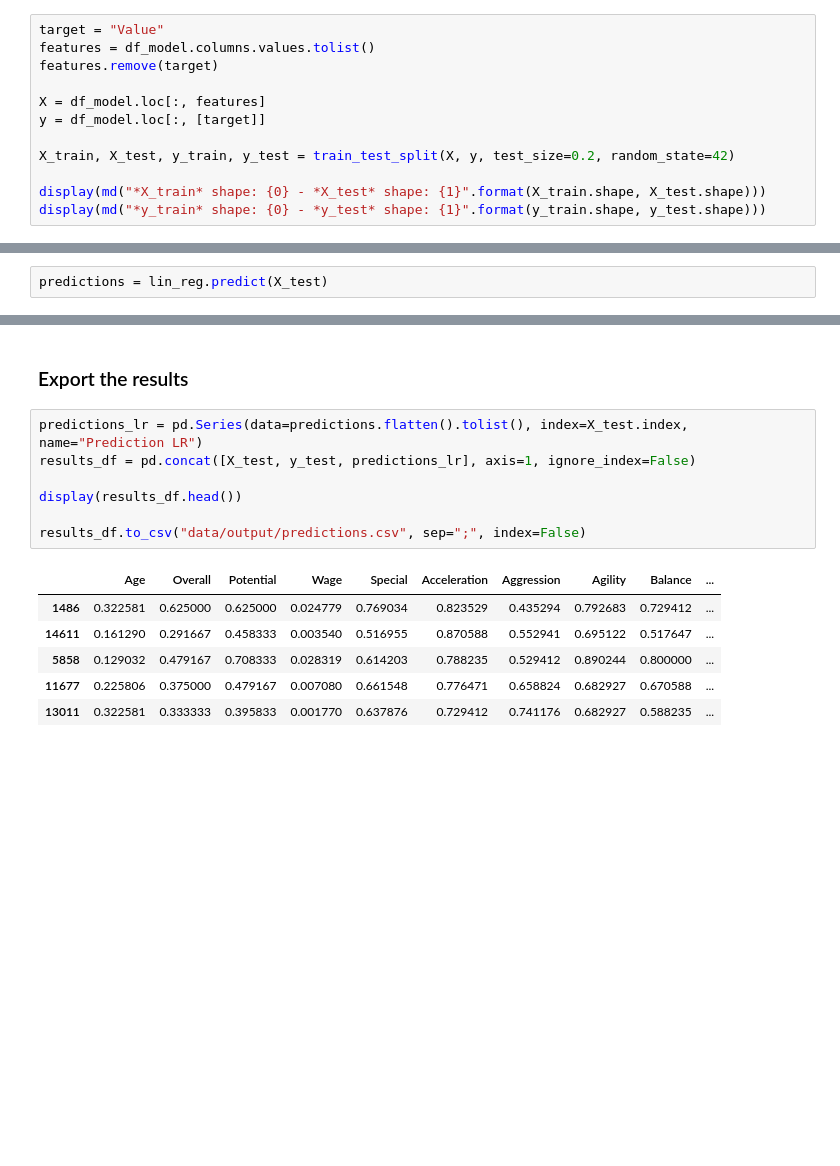
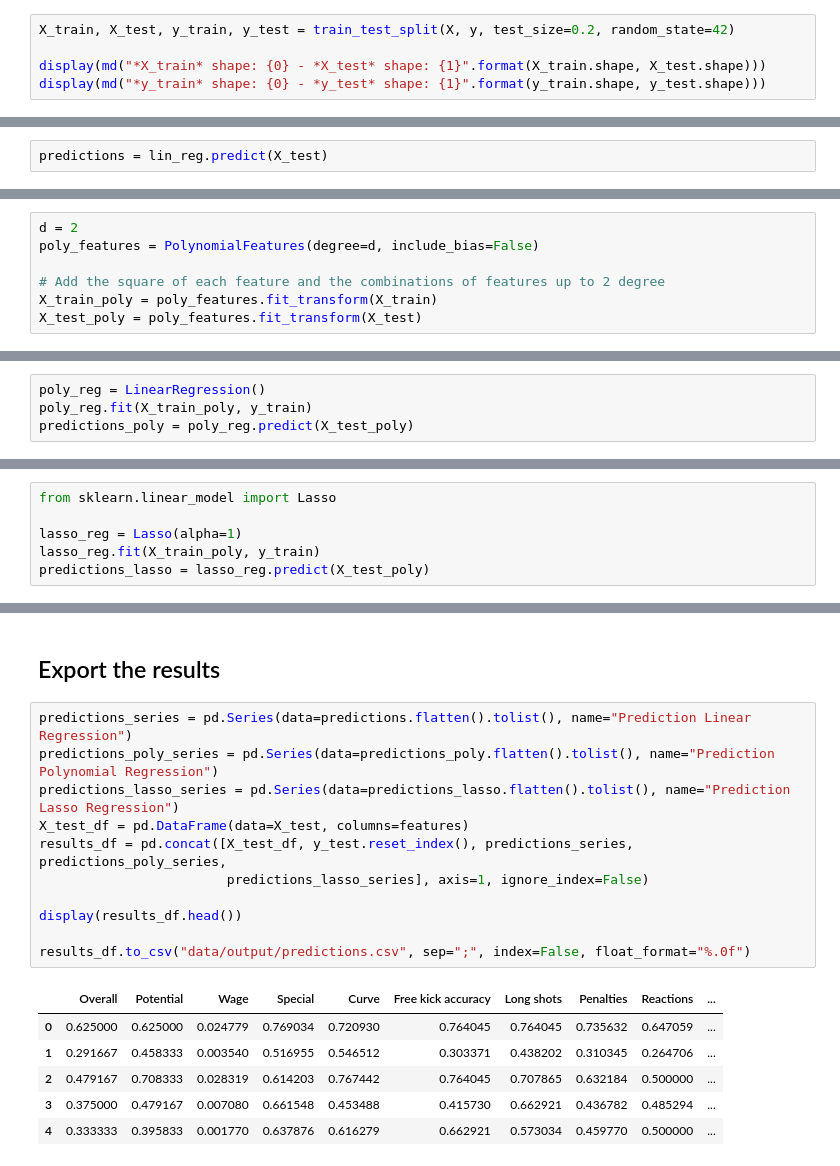
Before and after one commit to matiasmascioto/ml_mini_projects, a Jupyter notebook: fifa_18_value_prediction/fifa_18_data_modeling.ipynb, the cells around one changed output, grey strips where cells are left out. Drawn from its saved outputs; the diff is of its cells as text; blank space fills up the shorter version.

```diff
--- a/fifa_18_value_prediction/fifa_18_data_modeling.ipynb
+++ b/fifa_18_value_prediction/fifa_18_data_modeling.ipynb
@@ -31,12 +76,5 @@ df_model = df_model[exclude_GK]
 Splits the dataset into a *train set* (80%) and *test set* (20%)
 # %%
-target = "Value"
-features = df_model.columns.values.tolist()
-features.remove(target)
-
-X = df_model.loc[:, features]
-y = df_model.loc[:, [target]]
-
 X_train, X_test, y_train, y_test = train_test_split(X, y, test_size=0.2, random_state=42)
 
 display(md("*X_train* shape: {0} - *X_test* shape: {1}".format(X_train.shape, X_test.shape)))
@@ -82,0 +114,7 @@ Standard deviation: 279268.32
+# %%
+d = 2
+poly_features = PolynomialFeatures(degree=d, include_bias=False)
+
+# Add the square of each feature and the combinations of features up to 2 degree
+X_train_poly = poly_features.fit_transform(X_train)
+X_test_poly = poly_features.fit_transform(X_test)
@@ -82,0 +141,4 @@ Standard deviation: 279268.32
+# %%
+poly_reg = LinearRegression()
+poly_reg.fit(X_train_poly, y_train)
+predictions_poly = poly_reg.predict(X_test_poly)
@@ -82,0 +148,6 @@ Standard deviation: 279268.32
+# %%
+from sklearn.linear_model import Lasso
+
+lasso_reg = Lasso(alpha=1)
+lasso_reg.fit(X_train_poly, y_train)
+predictions_lasso = lasso_reg.predict(X_test_poly)
@@ -83,16 +256,20 @@ Standard deviation: 279268.32
 # %% [markdown]
-### Export the results
+## Export the results <a id="export"></a>
 # %%
-predictions_lr = pd.Series(data=predictions.flatten().tolist(), index=X_test.index, name="Prediction LR")
-results_df = pd.concat([X_test, y_test, predictions_lr], axis=1, ignore_index=False)
+predictions_series = pd.Series(data=predictions.flatten().tolist(), name="Prediction Linear Regression")
+predictions_poly_series = pd.Series(data=predictions_poly.flatten().tolist(), name="Prediction Polynomial Regression")
+predictions_lasso_series = pd.Series(data=predictions_lasso.flatten().tolist(), name="Prediction Lasso Regression")
+X_test_df = pd.DataFrame(data=X_test, columns=features)
+results_df = pd.concat([X_test_df, y_test.reset_index(), predictions_series, predictions_poly_series,
+                        predictions_lasso_series], axis=1, ignore_index=False)
 
 display(results_df.head())
 
-results_df.to_csv("data/output/predictions.csv", sep=";", index=False)
+results_df.to_csv("data/output/predictions.csv", sep=";", index=False, float_format="%.0f")
 # %% [output]
-|  | Age | Overall | Potential | Wage | Special | Acceleration | Aggression | Agility | Balance | ... |
-| 1486 | 0.322581 | 0.625000 | 0.625000 | 0.024779 | 0.769034 | 0.823529 | 0.435294 | 0.792683 | 0.729412 | ... |
-| 14611 | 0.161290 | 0.291667 | 0.458333 | 0.003540 | 0.516955 | 0.870588 | 0.552941 | 0.695122 | 0.517647 | ... |
-| 5858 | 0.129032 | 0.479167 | 0.708333 | 0.028319 | 0.614203 | 0.788235 | 0.529412 | 0.890244 | 0.800000 | ... |
-| 11677 | 0.225806 | 0.375000 | 0.479167 | 0.007080 | 0.661548 | 0.776471 | 0.658824 | 0.682927 | 0.670588 | ... |
-| 13011 | 0.322581 | 0.333333 | 0.395833 | 0.001770 | 0.637876 | 0.729412 | 0.741176 | 0.682927 | 0.588235 | ... |
+|  | Overall | Potential | Wage | Special | Curve | Free kick accuracy | Long shots | Penalties | Reactions | ... |
+| 0 | 0.625000 | 0.625000 | 0.024779 | 0.769034 | 0.720930 | 0.764045 | 0.764045 | 0.735632 | 0.647059 | ... |
+| 1 | 0.291667 | 0.458333 | 0.003540 | 0.516955 | 0.546512 | 0.303371 | 0.438202 | 0.310345 | 0.264706 | ... |
+| 2 | 0.479167 | 0.708333 | 0.028319 | 0.614203 | 0.767442 | 0.764045 | 0.707865 | 0.632184 | 0.500000 | ... |
+| 3 | 0.375000 | 0.479167 | 0.007080 | 0.661548 | 0.453488 | 0.415730 | 0.662921 | 0.436782 | 0.485294 | ... |
+| 4 | 0.333333 | 0.395833 | 0.001770 | 0.637876 | 0.616279 | 0.662921 | 0.573034 | 0.459770 | 0.500000 | ... |
```
Also changed, not shown: parts of 33 cells of this notebook, 2 other files.
